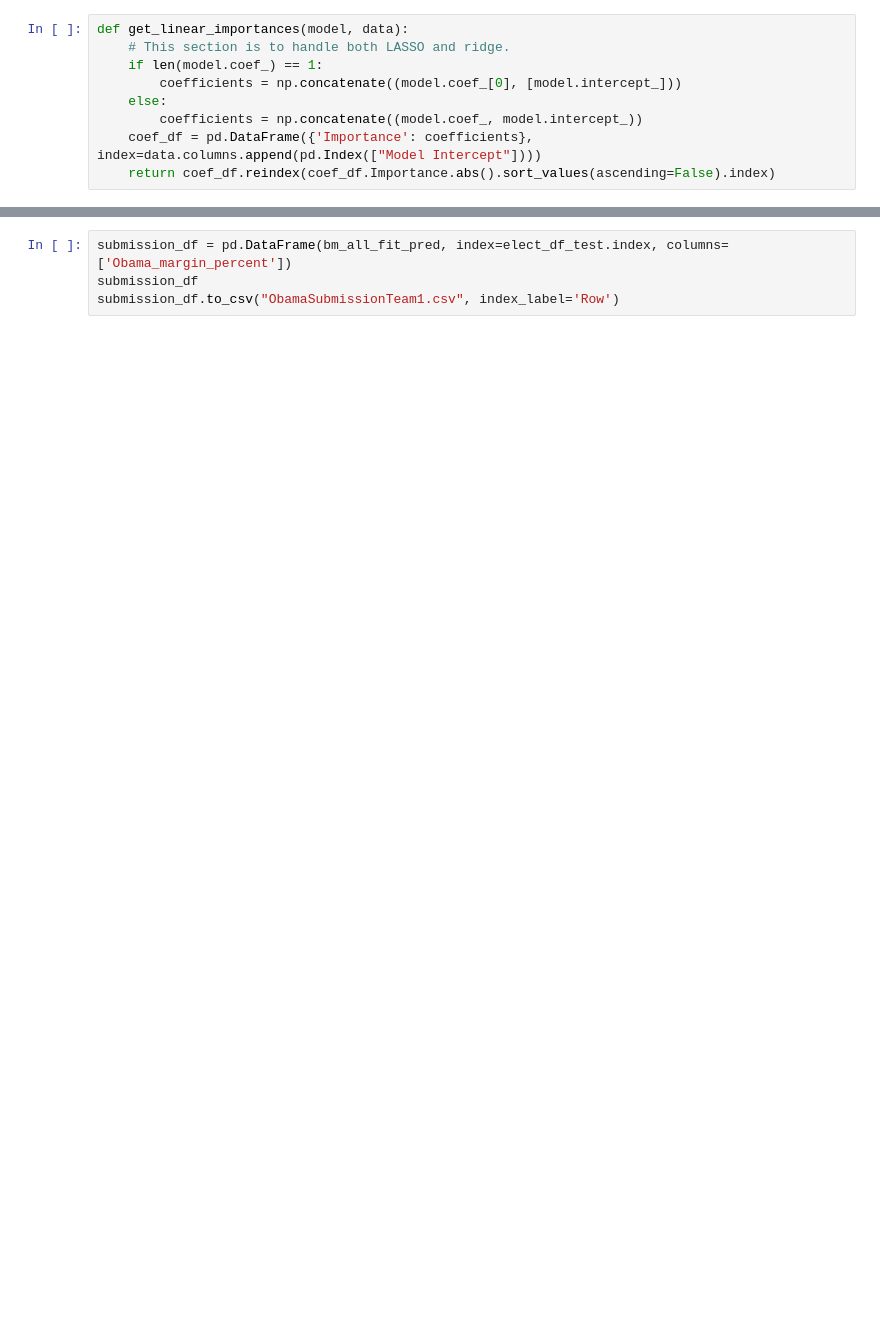
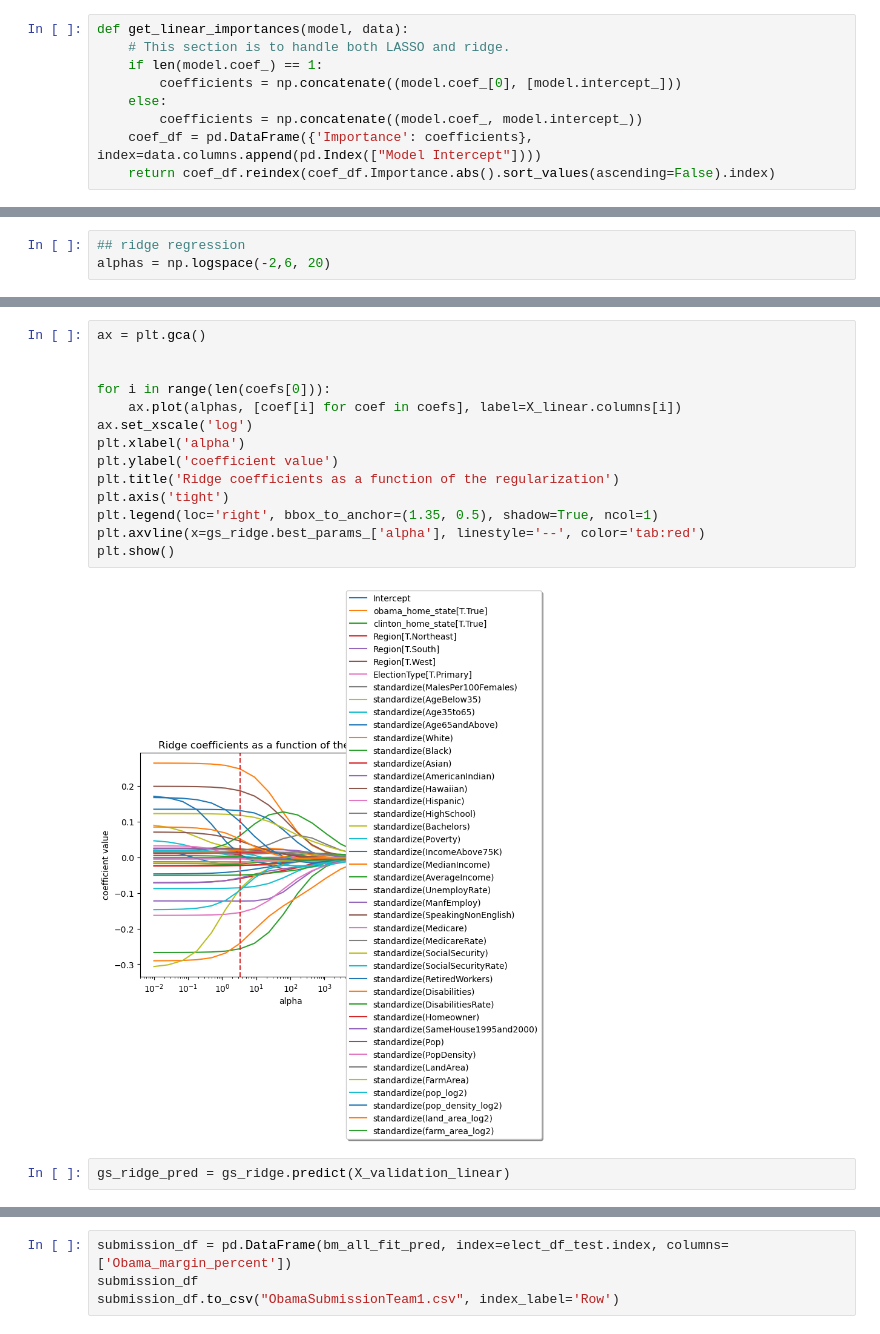
Before and after one commit to bmwerth/darden_ml_team1, a Jupyter notebook: S05.ipynb, the cells around one changed output, grey strips where cells are left out. Cells and saved outputs as stored; diff of their text form; blank space fills up the shorter version.

```diff
--- a/S05.ipynb
+++ b/S05.ipynb
@@ -214 +200,4 @@ get_linear_importances(lm_lasso_optimized, X_linear)
 | standardize(pop_density_log2) | -0.000000 |
+# %%
+## ridge regression
+alphas = np.logspace(-2,6, 20)
@@ -214,0 +229,18 @@ get_linear_importances(lm_lasso_optimized, X_linear)
+# %%
+ax = plt.gca()
+
+
+for i in range(len(coefs[0])):
+    ax.plot(alphas, [coef[i] for coef in coefs], label=X_linear.columns[i])
+ax.set_xscale('log')
+plt.xlabel('alpha')
+plt.ylabel('coefficient value')
+plt.title('Ridge coefficients as a function of the regularization')
+plt.axis('tight')
+plt.legend(loc='right', bbox_to_anchor=(1.35, 0.5), shadow=True, ncol=1)
+plt.axvline(x=gs_ridge.best_params_['alpha'], linestyle='--', color='tab:red')
+plt.show()
+# %% [output]
+[figure, added]
+# %%
+gs_ridge_pred = gs_ridge.predict(X_validation_linear)
```
Also changed, not shown: parts of 19 cells of this notebook.
